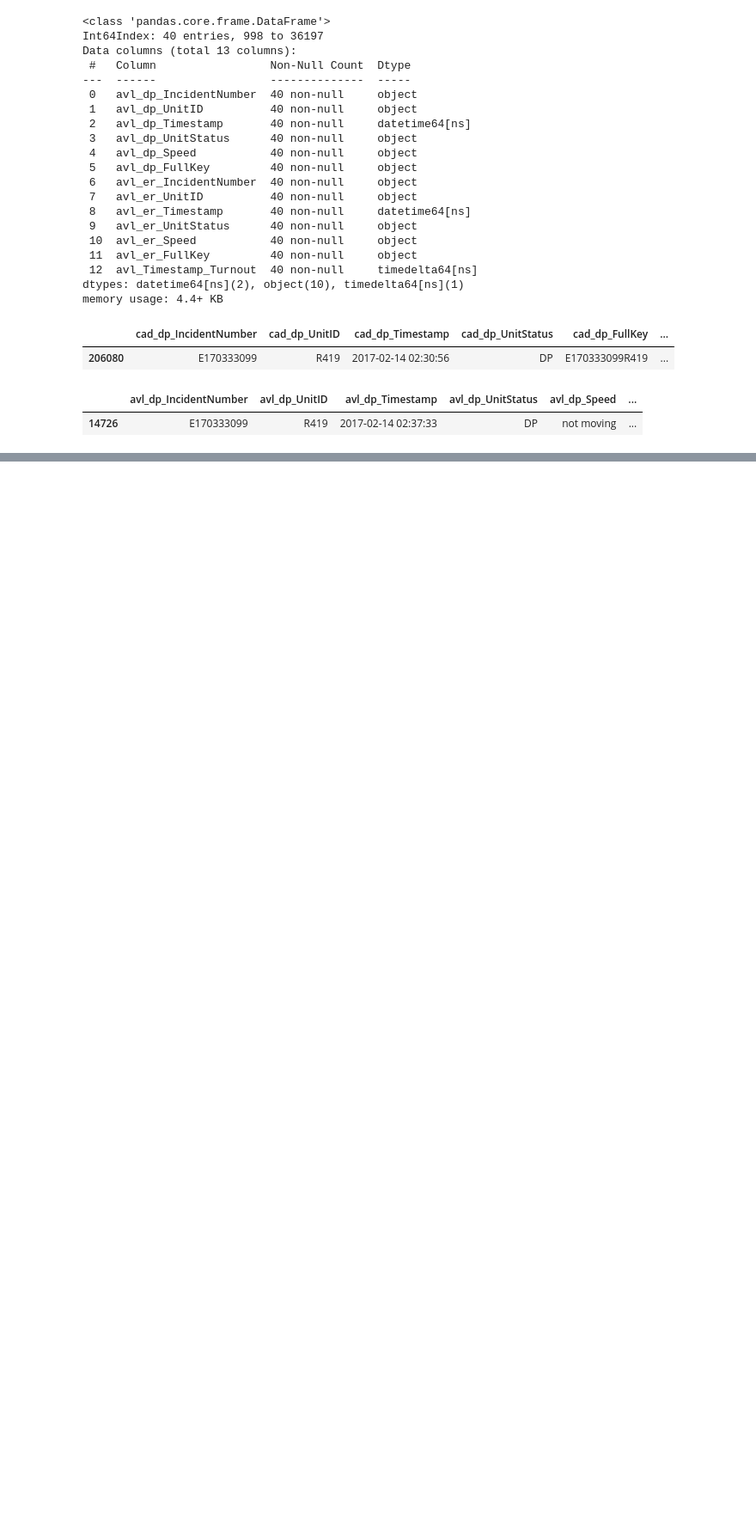
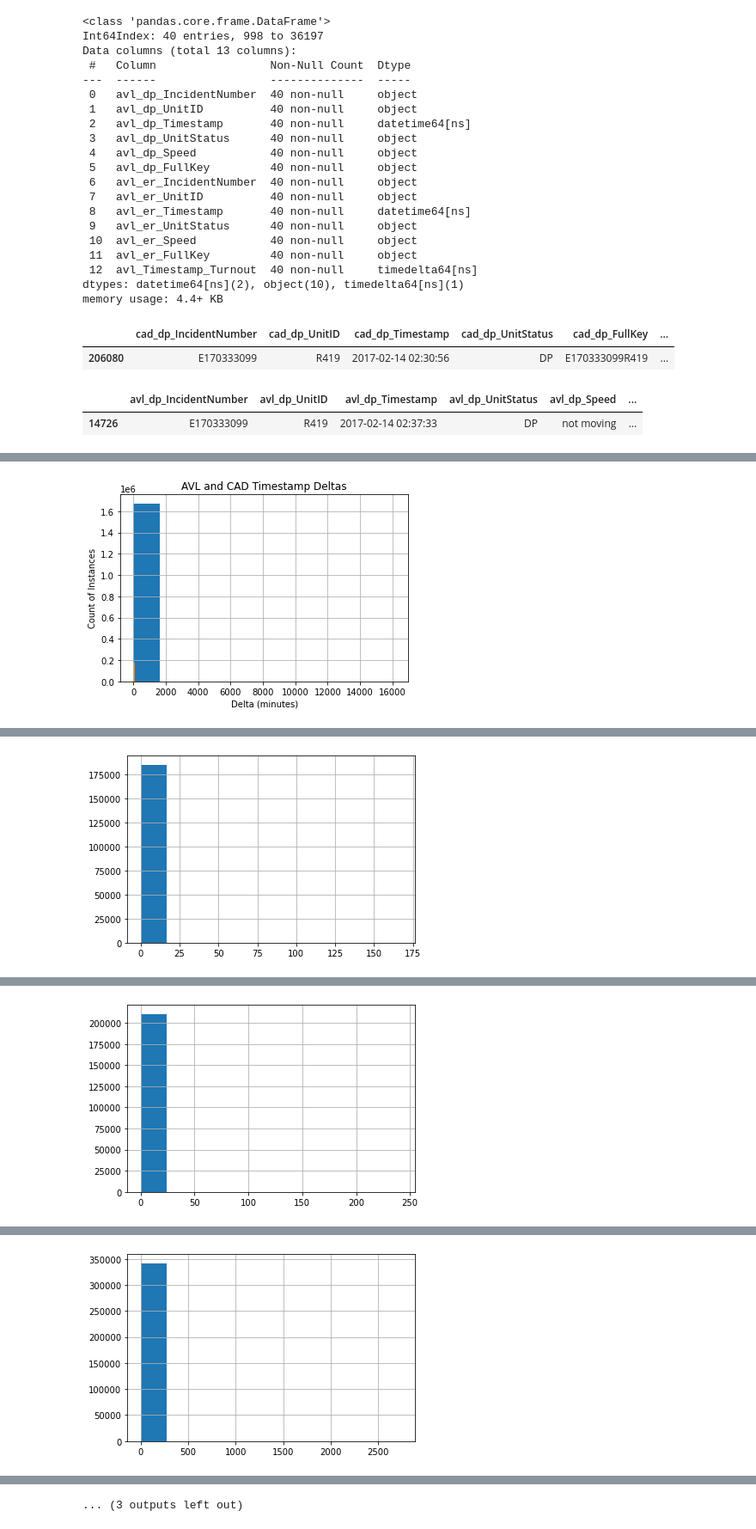
Before and after one commit to owiygul/DAEN-690-Group-2-Rescue-Me, a Jupyter notebook: CAD_AVL_Turnout.ipynb, the cells around one changed output, grey strips where cells are left out. Shown: that part at 86% size. Cells and saved outputs as stored; diff of their text form; code cells hidden in the pictures; blank space fills up the shorter version.

```diff
--- a/CAD_AVL_Turnout.ipynb
+++ b/CAD_AVL_Turnout.ipynb
@@ -259,0 +305,22 @@ cad_SORT = cad
+# %%
+uniqueStatus = sort['AVL_UnitStatus'].unique()
+# %%
+(sort['delta'] / pd.Timedelta(minutes=1)).hist()
+deltas = (sort['delta'] / pd.Timedelta(minutes=1))
+plt.title('AVL and CAD Timestamp Deltas')
+plt.xlabel('Delta (minutes)')
+plt.ylabel('Count of Instances');
+
+
+print('Timestamp Deltas Between AVL and CAD Data Summary Stats by Unit Stats')
+for i in uniqueStatus:
+    print('Unit Status: {}'.format(i))
+    print(sort[sort['AVL_UnitStatus'] == i]['delta'].describe())
+    print()
+    print('90th Percentile: {}'.format(
+        pd.to_timedelta(np.percentile((sort[sort['AVL_UnitStatus'] == i]['delta']), 90), unit = 'sec' )))
+    print()
+    print('Distribution Plot: ')
+    plt.show((sort[sort['AVL_UnitStatus']==i]['delta']/pd.Timedelta(minutes=1)).hist())
+    print('---' * 30)
+# %% [output]
@@ -259,0 +342 @@ cad_SORT = cad
+[figure, added]
@@ -259,0 +358 @@ cad_SORT = cad
+[figure, added]
@@ -259,0 +374 @@ cad_SORT = cad
+[figure, added]
@@ -259,0 +390 @@ cad_SORT = cad
+[figure, added]
@@ -259,0 +423 @@ cad_SORT = cad
+... (3 outputs left out)
```
Also changed, not shown: parts of 21 cells of this notebook, 1 other file.
